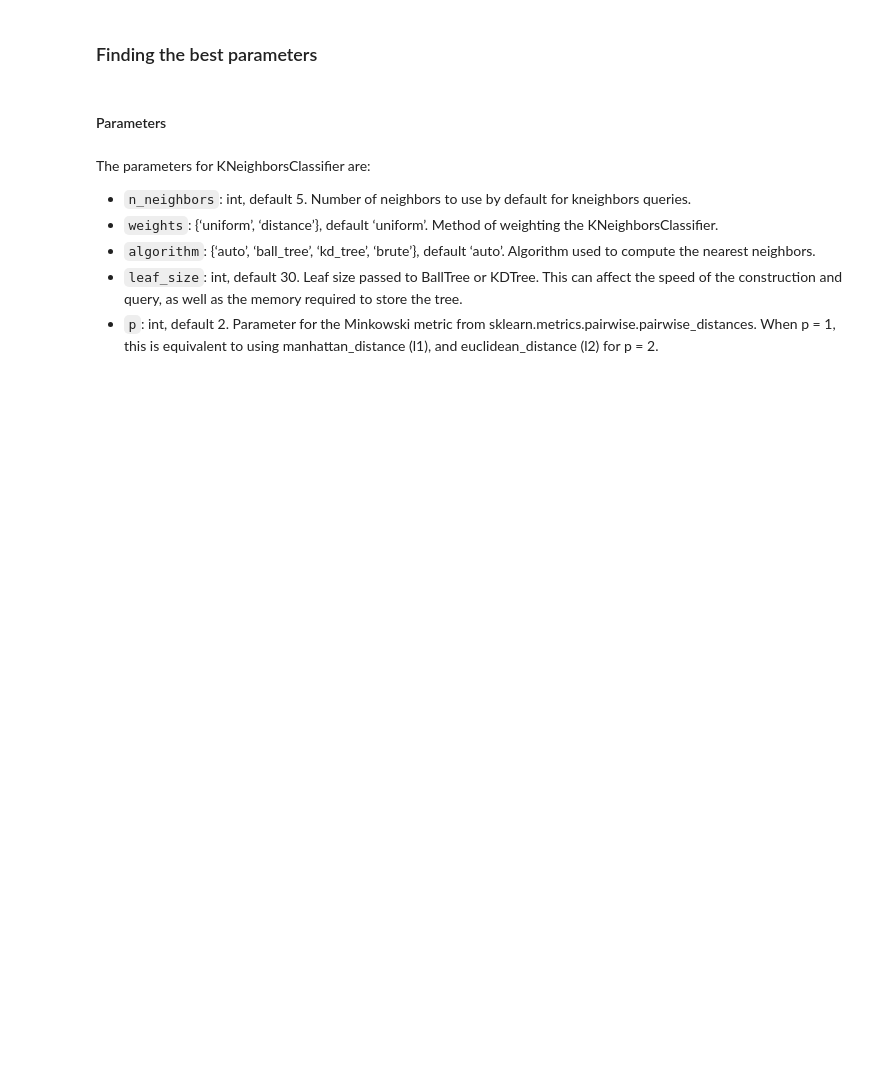
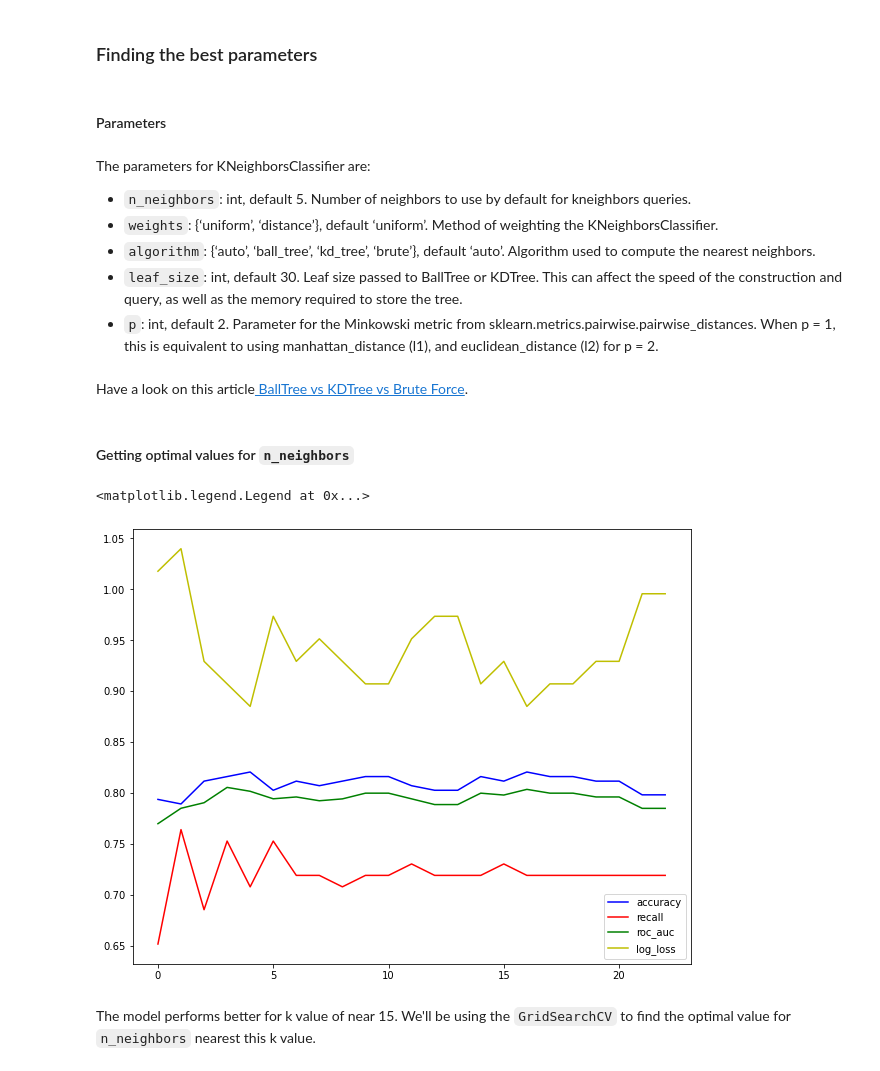
Before and after one commit to Hari31416/Portfolio, a Jupyter notebook: Titanic/Models I.ipynb, the cells around one changed output. Saved outputs shown, nothing was run; the diff lists cells and outputs as text; code cells hidden in the pictures; blank space fills up the shorter version.

Commit message:
Making some more model

```diff
--- a/Titanic/Models I.ipynb
+++ b/Titanic/Models I.ipynb
@@ -453,4 +465,36 @@ The parameters for KNeighborsClassifier are:
 * `algorithm`: {‘auto’, ‘ball_tree’, ‘kd_tree’, ‘brute’}, default ‘auto’. Algorithm used to compute the nearest neighbors.
 * `leaf_size`: int, default 30. Leaf size passed to BallTree or KDTree. This can affect the speed of the construction and query, as well as the memory required to store the tree.
 * `p`: int, default 2. Parameter for the Minkowski metric from sklearn.metrics.pairwise.pairwise_distances. When p = 1, this is equivalent to using manhattan_distance (l1), and euclidean_distance (l2) for p = 2.
+# %% [markdown]
+Have a look on this article<a href="https://towardsdatascience.com/tree-algorithms-explained-ball-tree-algorithm-vs-kd-tree-vs-brute-force-9746debcd940"> BallTree vs KDTree vs Brute Force</a>.
+# %% [markdown]
+#### Getting optimal values for `n_neighbors`
+# %%
+from sklearn.metrics import accuracy_score, recall_score, roc_auc_score, log_loss
+range_ = list(range(2,25))
+acuurecies = np.zeros(len(range_))
+recalls = np.zeros(len(range_))
+roc = np.zeros(len(range_))
+losses = np.zeros(len(range_))
+for i in range_:
+    knc_base = KNeighborsClassifier(n_neighbors=i)
+    knc_base.fit(X_train, y_train)
+    preds = knc_base.predict(X_test)
+    acuurecies[i-2] = accuracy_score(y_test, preds)
+    recalls[i-2] = recall_score(y_test, preds)
+    roc[i-2] = roc_auc_score(y_test, preds)
+    losses[i-2] = log_loss(y_test, preds)
+# %%
+plt.figure(figsize=(10,8))
+x = np.arange(len(range_))
+plt.plot(x, acuurecies, label='accuracy', color='blue')
+plt.plot(x, recalls, "r-" ,label='recall')
+plt.plot(x, roc, "g-", label='roc_auc')
+plt.plot(x, losses/7, "y-", label='log_loss')
+plt.legend()
+# %% [output]
+<matplotlib.legend.Legend at 0x...>
+[figure, added]
+# %% [markdown]
+The model performs better for k value of near 15. We'll be using the `GridSearchCV` to find the optimal value for `n_neighbors` nearest this k value.
 # %%
```
Also changed, not shown: parts of 60 cells of this notebook, 6 other files.
